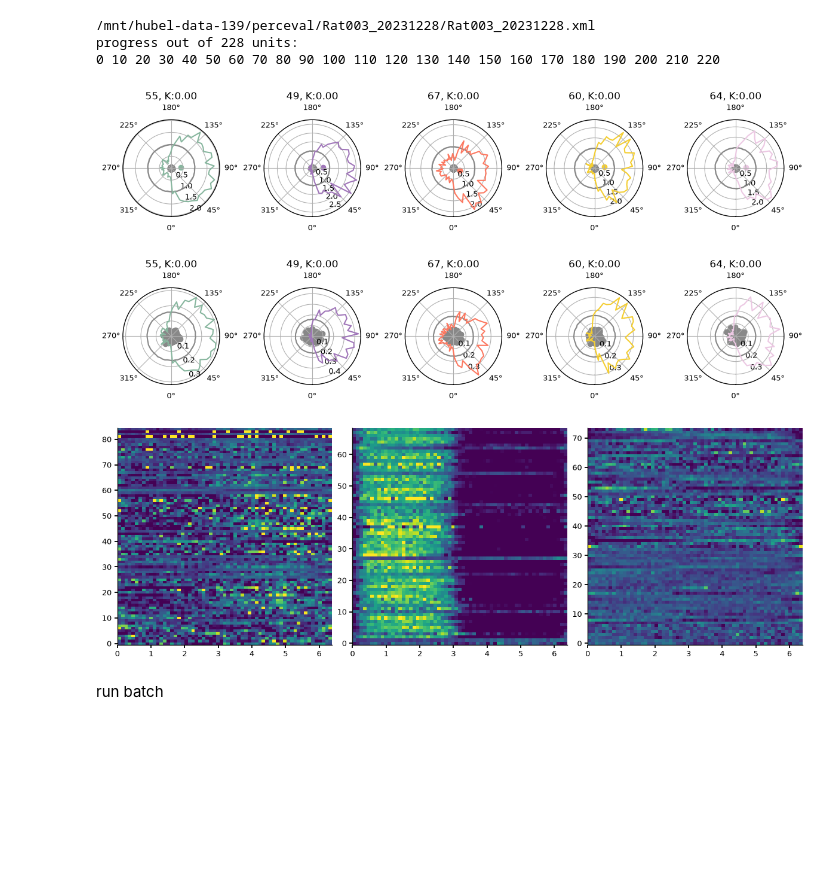
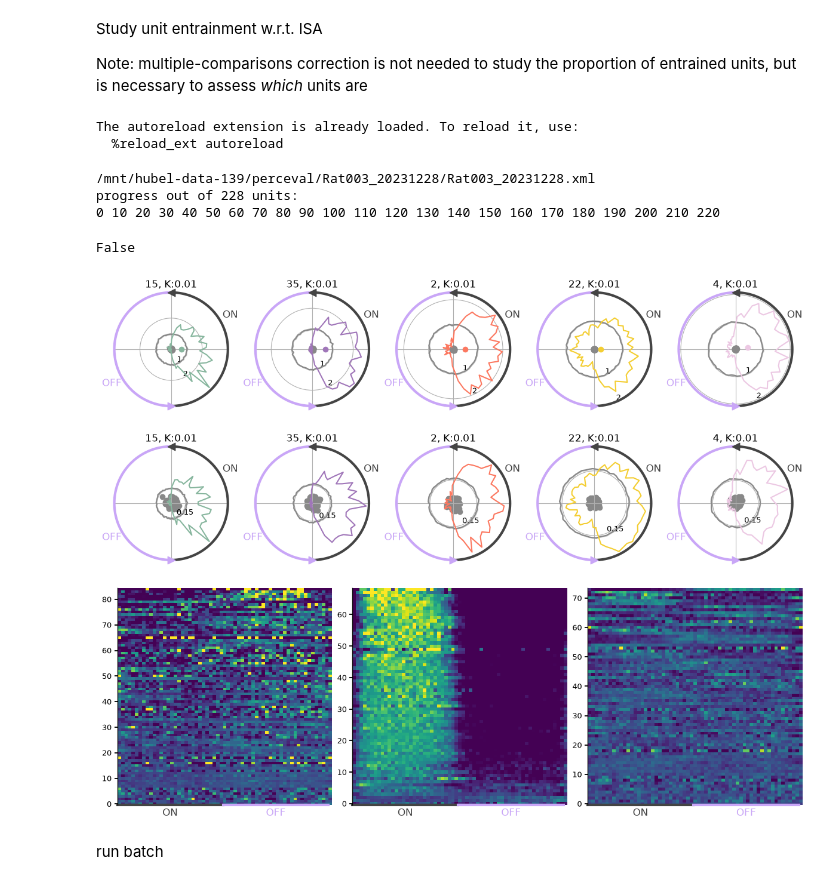
Before and after one commit to pietro-bozzo/NRCode, a Jupyter notebook: Python/Drafts/UnitEntrainment.ipynb, the cells around one changed output. Saved outputs shown, nothing was run; the diff lists cells and outputs as text; code cells hidden in the pictures; blank space fills up the shorter version.

```diff
--- a/Python/Drafts/UnitEntrainment.ipynb
+++ b/Python/Drafts/UnitEntrainment.ipynb
@@ -1,15 +1,23 @@
+# %% [markdown]
+Study unit entrainment w.r.t. ISA
+
+Note: multiple-comparisons correction is not needed to study the proportion of entrained units, but is necessary to assess _which_ units are
 # %%
+from matplotlib.pyplot import xticks
 %load_ext autoreload
 %autoreload 2
 import numpy as np
 import fmatoolbox as fma
 import ISRUtilities as isru
 import xarray as xr
-import astropy
+import statsmodels.stats.proportion as smsp
 import pathlib
-froot = pathlib.Path().cwd().parent.parent / 'Results/Figures/ISIntervals'
+froot = pathlib.Path().cwd().parent.parent.parent / 'Results/Figures/UnitEntrainment'
 batch_file = '/mnt/hubel-data-103/Pietro/InfraSlowNRPaper/Data/IS_intervals.batch'
 do_save = False
+# %% [output]
+The autoreload extension is already loaded. To reload it, use:
+  %reload_ext autoreload
 # %%
 def _unitISAPhase(session,regs=None,when='sleep.*#0',n_bins=60,shuffle=0,verbose=False):
 
@@ -167,6 +175,7 @@ def _unitISAPhaseVectorized(session,regs=None,when='sleep.*#0',n_bins=60,shuffle
     dist_transformed = xr.DataArray(dist_transformed,dims=['reg','phi','shuf'],coords={'reg': unit_reg, 'phi': centers, 'shuf': [False]+[True]*shuffle, 'rat': int(R.rat)})
 
     p_val = fma.analysis.MCpValue(kuramoto[:,0,1:].T,kuramoto[:,0,0]) # Monte Carlo p-value
+    kuramoto[:,1] = np.mod(kuramoto[:,1],2*np.pi) # remap psi in [0, 2pi]
     kuramoto = xr.DataArray(kuramoto,dims=['reg','val','shuf'],coords={'reg': unit_reg, 'MC': ('reg', p_val), 'val': ['R','psi'], 'shuf': [False]+[True]*shuffle, 'rat': int(R.rat)})
 
     return kuramoto, dist, tuning_curve, dist_transformed, isa_phase
@@ -174,49 +183,53 @@ def _unitISAPhaseVectorized(session,regs=None,when='sleep.*#0',n_bins=60,shuffle
 session = fma.data.readBatchFile(batch_file)[0][12]
 print(session)
 #event_phase, dist, tuning_curve, dist_transformed, D, kuramoto, isa_phase = _unitISAPhase(session,shuffle=100,verbose=True)
-kuramoto, dist, tuning_curve, dist_transformed, isa_phase = _unitISAPhaseVectorized(session,shuffle=500,verbose=True)
+skuramoto, sdist, stuning_curve, sdist_transformed, sisa_phase = _unitISAPhaseVectorized(session,shuffle=100,verbose=True)
 # %% [output]
 /mnt/hubel-data-139/perceval/Rat003_20231228/Rat003_20231228.xml
 progress out of 228 units:
 0 10 20 30 40 50 60 70 80 90 100 110 120 130 140 150 160 170 180 190 200 210 220
 # %%
 reg = 'nr'
-this_K = kuramoto.sel(reg=reg)
-this_tc = tuning_curve.sel(reg=reg)
+this_K = skuramoto.sel(reg=reg)
+this_tc = stuning_curve.sel(reg=reg)
 fig, ax = fma.plotting.makeFigure(n=(1,5),size=(30,7),projection='polar')
+
 to_plot = np.random.randint(0,len(this_K.reg),size=5)
 for i, e in enumerate(to_plot):
     tk = this_K.isel(reg=e)
     tc = this_tc.isel(reg=e)
-    ax[i].set_theta_zero_location('S')
     ax[i].set_title(f'{e}, K:{tk.MC.values:.2f}')
-    ax[i].scatter(tk.sel(val='psi',shuf=True),tk.sel(val='R',shuf=True),color=isru.paperColors('shuffle'))
+    ax[i].scatter(tk.sel(val='psi',shuf=True),tk.sel(val='R',shuf=True),color=isru.paperColors('shuffle','d0'),zorder=9)
+    ax[i].scatter(tk.sel(val='psi',shuf=False),tk.sel(val='R',shuf=False),color=isru.paperColors(i),zorder=10)
     fma.plotting.semPlot(tc.phi,tc.sel(shuf=True).T,color=isru.paperColors('shuffle'),ax=ax[i])
-    ax[i].scatter(tk.sel(val='psi',shuf=False),tk.sel(val='R',shuf=False),color=isru.paperColors(i))
-    ax[i].plot(tuning_curve.phi,tc.sel(shuf=False),color=isru.paperColors(i))
+    ax[i].plot(stuning_curve.phi,tc.sel(shuf=False),color=isru.paperColors(i),zorder=11)
+    isru.ISAxes(ax[i],yticks=[1,2])
+do_save and fma.plotting.saveFigure(fig,froot / 'polar_example',['png','svg'])
 # %% [output]
+False
-[figure, old version]
+[figure, new version]
 # %%
-this_tc = dist_transformed.sel(reg=reg)
+this_tc = sdist_transformed.sel(reg=reg)
 fig, ax = fma.plotting.makeFigure(n=(1,5),size=(30,7),projection='polar')
 for i, e in enumerate(to_plot):
     tk = this_K.isel(reg=e)
     tc = this_tc.isel(reg=e)
-    ax[i].set_theta_zero_location('S')
     ax[i].set_title(f'{e}, K:{tk.MC.values:.2f}')
     ax[i].scatter(tk.sel(val='psi',shuf=True),tk.sel(val='R',shuf=True),color=isru.paperColors('shuffle'))
     fma.plotting.semPlot(tc.phi,tc.sel(shuf=True).T,color=isru.paperColors('shuffle'),ax=ax[i])
-    ax[i].plot(dist_transformed.phi,tc.sel(shuf=False),color=isru.paperColors(i))
+    ax[i].plot(sdist_transformed.phi,tc.sel(shuf=False),color=isru.paperColors(i))
+    isru.ISAxes(ax[i],yticks=[0.15])
 # %% [output]
-[figure, old version]
+[figure, new version]
 # %%
-regs = np.unique(dist.reg)
+regs = np.unique(sdist.reg)
 fig, ax = fma.plotting.makeFigure(n=(1,len(regs)),size=(30,10))
 for i, r in enumerate(regs):
-    order = np.argsort(kuramoto.sel(reg=r,val='R'))
-    fma.plotting.plotColorMap(tuning_curve.sel(reg=r,shuf=False),sortby=order,x=dist.phi,ax=ax[i],vmin=0.5,vmax=2.5)
+    order = np.argsort(skuramoto.sel(reg=r,val='R',shuf=False))
+    fma.plotting.plotColorMap(stuning_curve.sel(reg=r,shuf=False),sortby=order,x=sdist.phi,ax=ax[i],vmin=0.5,vmax=2.5)
+    isru.ISAxes(ax[i])
 # %% [output]
-[figure, old version]
+[figure, new version]
 # %% [markdown]
 run batch
 # %%
```
Also changed, not shown: parts of 7 cells of this notebook, 4 other files.
